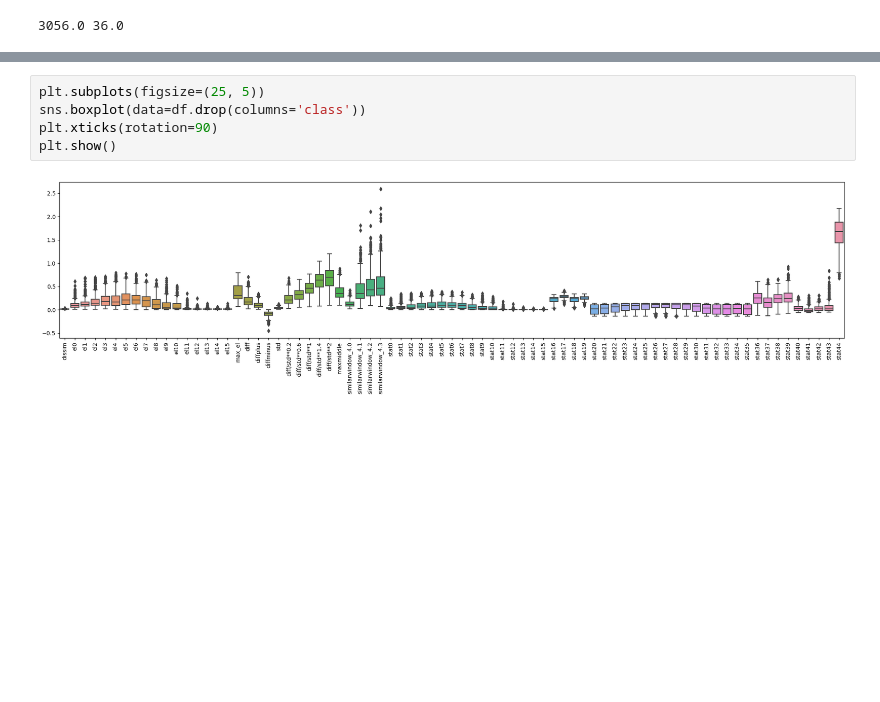
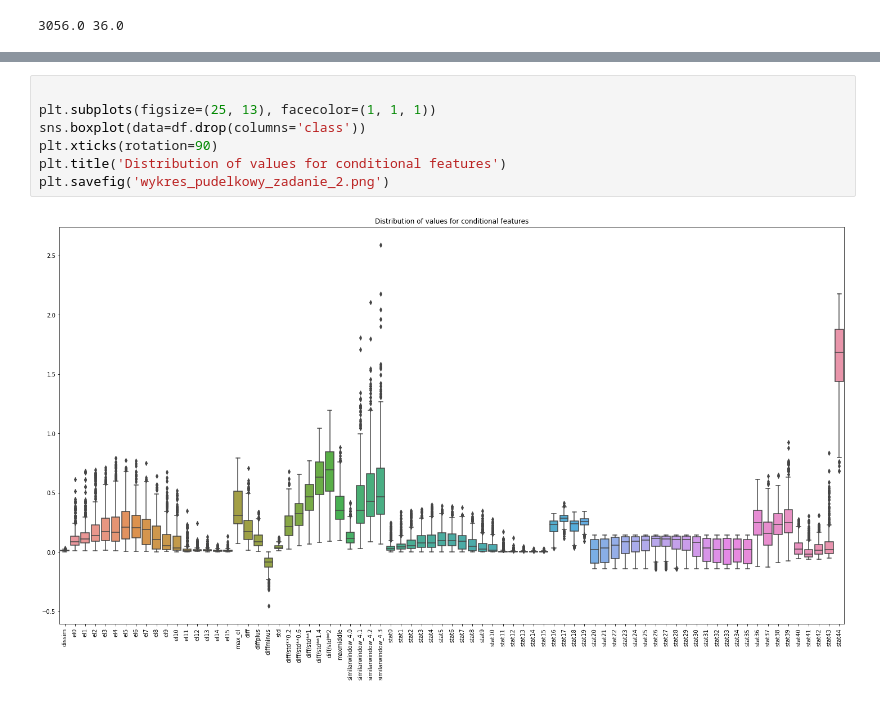
Before and after one commit to Michu-dev/ai-university-labs, a Jupyter notebook: Machine Learning/lab6-regression/regression.ipynb, the cells around one changed output, grey strips where cells are left out. Drawn from its saved outputs; the diff is of its cells as text; blank space fills up the shorter version.

```diff
--- a/Machine Learning/lab6-regression/regression.ipynb
+++ b/Machine Learning/lab6-regression/regression.ipynb
@@ -32,7 +33,9 @@ df.describe()
 # %%
-plt.subplots(figsize=(25, 5))
+
+plt.subplots(figsize=(25, 13), facecolor=(1, 1, 1))
 sns.boxplot(data=df.drop(columns='class'))
 plt.xticks(rotation=90)
-plt.show()
+plt.title('Distribution of values for conditional features')
+plt.savefig('wykres_pudelkowy_zadanie_2.png')
 # %% [output]
-[figure, old version]
+[figure, new version]
```
Also changed, not shown: parts of 11 cells of this notebook, 1 other file.
